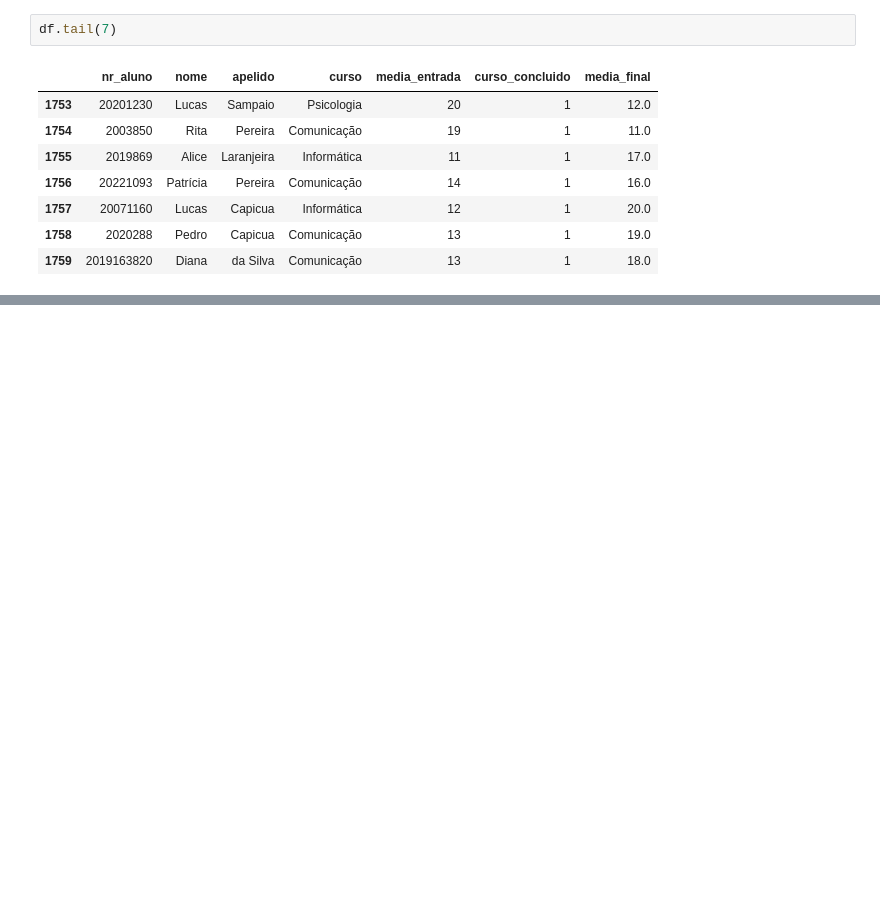
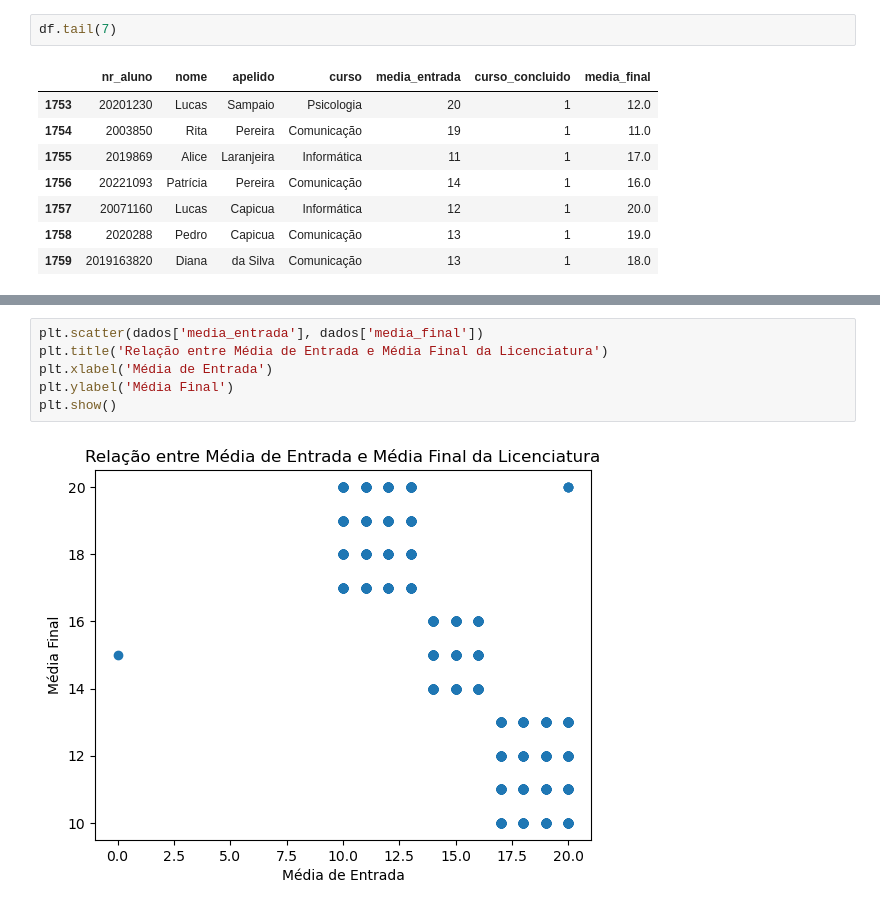
Before and after one commit to RodrigoMorita1/projeto, a Jupyter notebook: Projeto - Eng.dados.ipynb, the cells around one changed output, grey strips where cells are left out. Drawn from its saved outputs; the diff is of its cells as text; blank space fills up the shorter version.

```diff
--- a/Projeto - Eng.dados.ipynb
+++ b/Projeto - Eng.dados.ipynb
@@ -65,0 +128,8 @@ df.tail(7)
+# %%
+plt.scatter(dados['media_entrada'], dados['media_final'])
+plt.title('Relação entre Média de Entrada e Média Final da Licenciatura')
+plt.xlabel('Média de Entrada')
+plt.ylabel('Média Final')
+plt.show()
+# %% [output]
+[figure, added]
```
Also changed, not shown: parts of 7 cells of this notebook.
